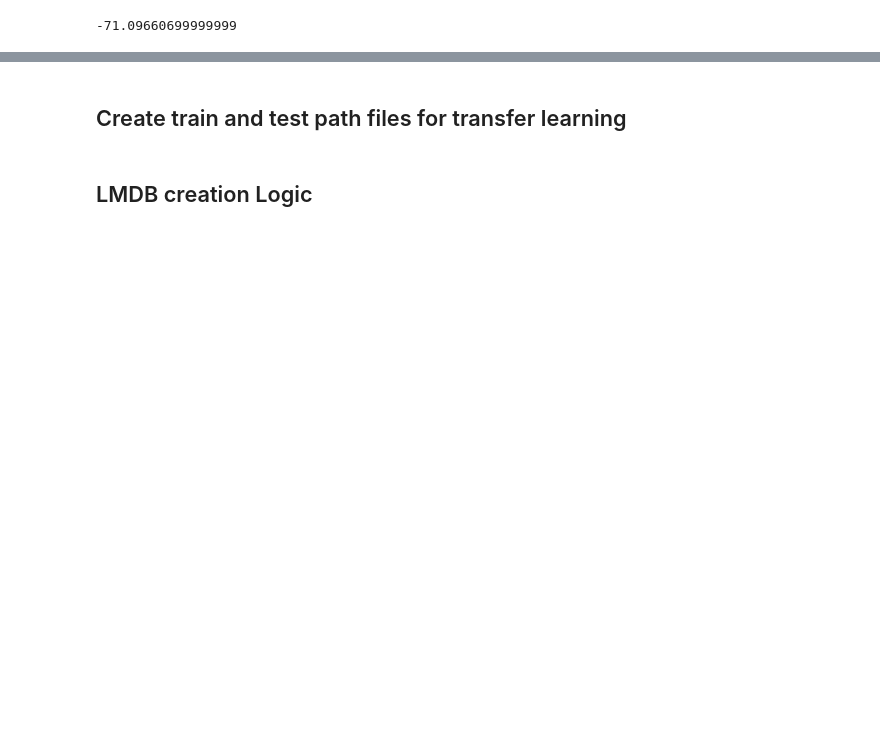
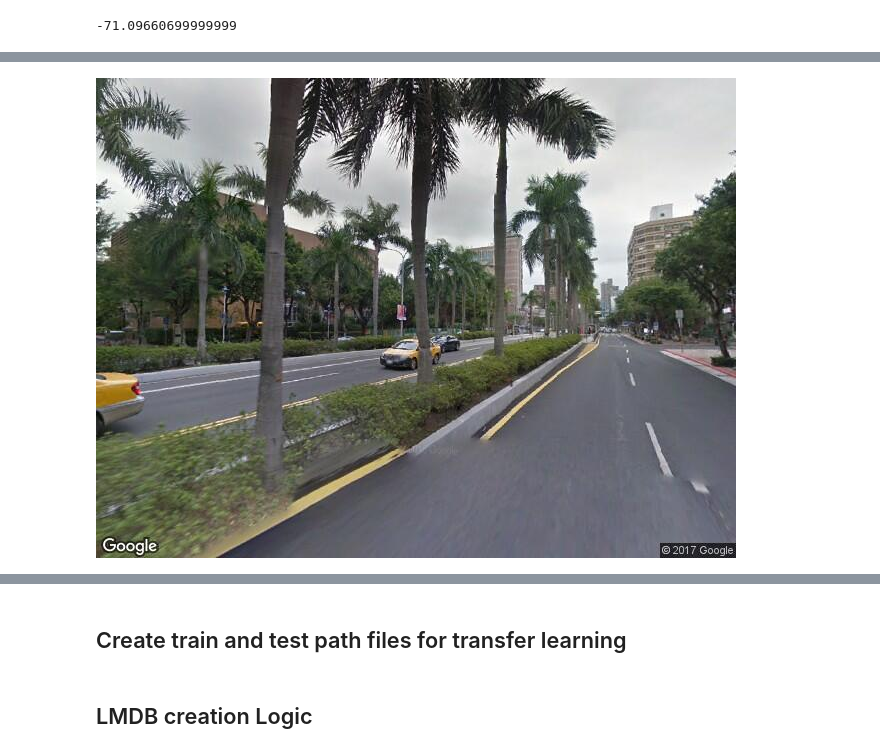
Before and after one commit to sagarjoglekar/ExplainingUrbanEmotions, a Jupyter notebook: notebooks/PPRanking.ipynb, the cells around one changed output, grey strips where cells are left out. Saved outputs shown, nothing was run; the diff lists cells and outputs as text; code cells hidden in the pictures; blank space fills up the shorter version.

```diff
--- a/notebooks/PPRanking.ipynb
+++ b/notebooks/PPRanking.ipynb
@@ -417,7 +427,7 @@ depRatingTable[1]
 #             skill[k].append(s[k])
 # %%
 #Sorted by plain pairvise matches
-sortedImagesSkillsMu = sorted(finalSkills, key=lambda k: finalSkills[k]['rating'].mu)
-sortedImagesSkillsSigma = sorted(finalSkills, key=lambda k: finalSkills[k]['rating'].sigma)
+sortedImagesSkillsMu = sorted(finalSkills, key=lambda k: finalSkills[k]['rating'])
+sortedImagesSkillsSigma = sorted(finalSkills, key=lambda k: finalSkills[k]['variance'])
 # %%
 finalSkills[sortedImagesSkillsMu[-1]]['rating']
@@ -446,6 +460,8 @@ len(sortedImagesSkillsMu)
 # %%
 # Sorted by plain pairvise matches
-imgid = sortedImagesSkillsMu[0]
+imgid = sortedImagesSkillsMu[-2]
 Image(imgDir + imgid + ".jpg")
+# %% [output]
+[figure, added]
 # %%
 finalSkills[finalSkills.keys()[1]]
```
Also changed, not shown: parts of 42 cells of this notebook, 15 other files.
